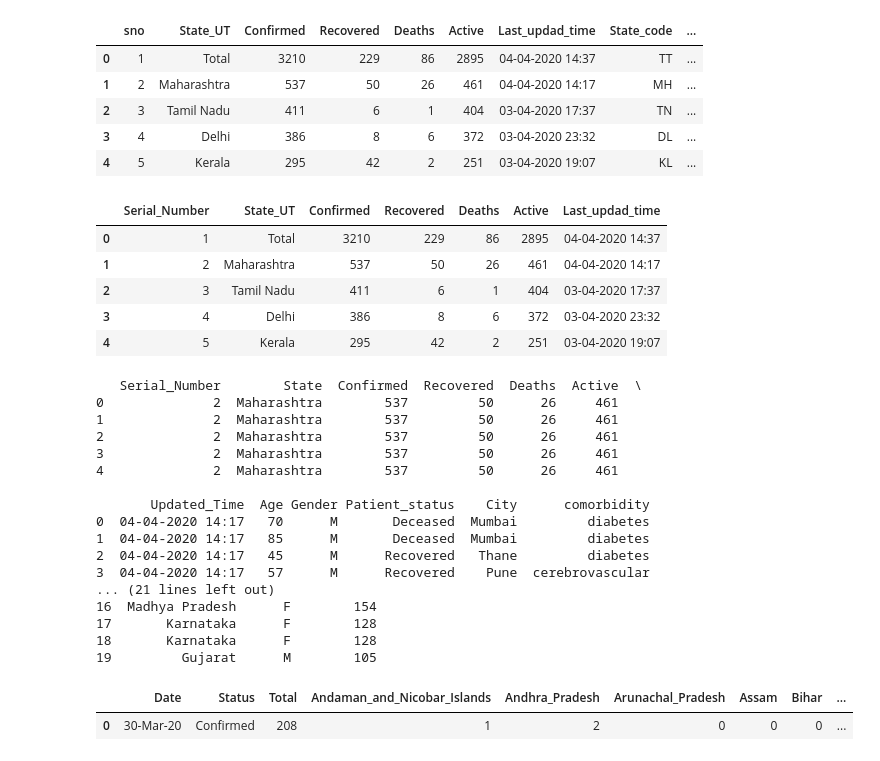
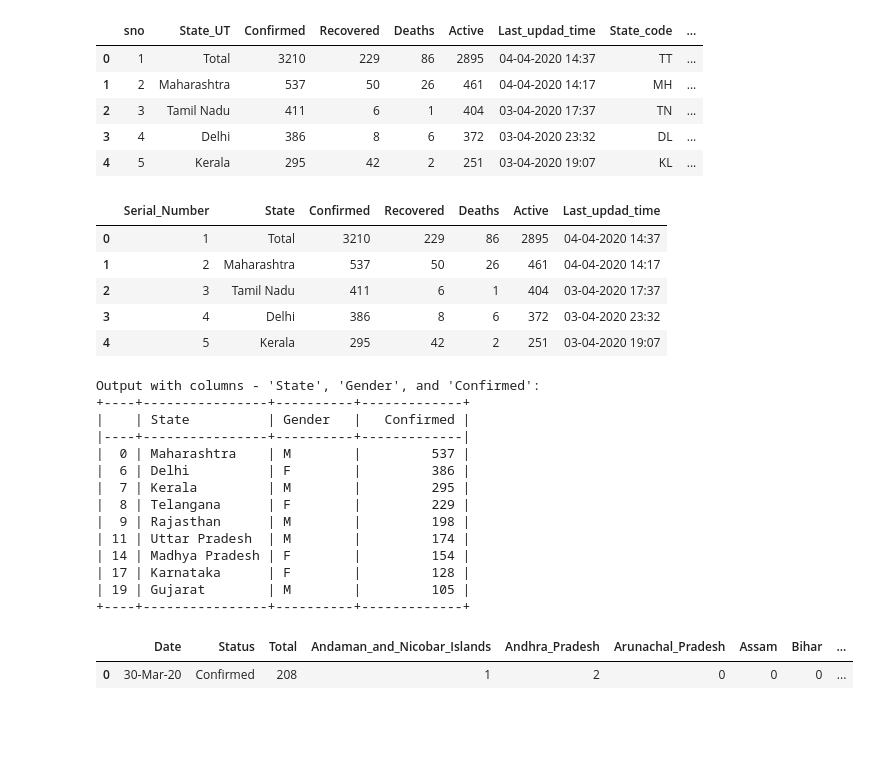
Before and after one commit to ArjunSarihyan/Data-Analytics, a Jupyter notebook: Exploring India's COVID-19 Journey/Exploring India's COVID-19 Journey.ipynb, the cells around one changed output. Saved outputs shown, nothing was run; the diff lists cells and outputs as text; code cells hidden in the pictures; blank space fills up the shorter version.

```diff
--- a/Exploring India's COVID-19 Journey/Exploring India's COVID-19 Journey.ipynb
+++ b/Exploring India's COVID-19 Journey/Exploring India's COVID-19 Journey.ipynb
@@ -199,17 +199,17 @@ df_statewisedata.head()
 | 4 | 5 | Kerala | 295 | 42 | 2 | 251 | 03-04-2020 19:07 | KL | ... |
 # %%
 # Rename the 'State_UT' column in df_statewisedata to 'State'
-df_statewisedata.rename(columns={'sno': 'Serial_Number'}, inplace=True)
+df_statewisedata.rename(columns={'sno': 'Serial_Number', 'State_UT' : 'State'}, inplace=True)
 
 # Specify the columns to be removed
 unwanted_columns = ['Delta_Confirmed', 'Delta_Recovered', 'Delta_Deaths', 'State_code']
 
 # Remove the unwanted columns
 df_statewisedata = df_statewisedata.drop(unwanted_columns, axis=1)
 
 df_statewisedata.head()
 # %% [output]
-|  | Serial_Number | State_UT | Confirmed | Recovered | Deaths | Active | Last_updad_time |
+|  | Serial_Number | State | Confirmed | Recovered | Deaths | Active | Last_updad_time |
 | 0 | 1 | Total | 3210 | 229 | 86 | 2895 | 04-04-2020 14:37 |
 | 1 | 2 | Maharashtra | 537 | 50 | 26 | 461 | 04-04-2020 14:17 |
 | 2 | 3 | Tamil Nadu | 411 | 6 | 1 | 404 | 03-04-2020 17:37 |
@@ -220,7 +220,7 @@ df_statewisedata.head()
 # states where confirmed cases are more than 100.
 
 # Rename the 'State_UT' column in df_statewisedata to 'State'
-df_statewisedata.rename(columns={'State_UT': 'State', 'Last_updad_time' : 'Updated_Time'}, inplace=True)
+df_statewisedata.rename(columns={'State_UT': 'State', 'Last_updad_time': 'Updated_Time'}, inplace=True)
 
 # Filter the df_statewisedata dataset for confirmed cases > 100
 df_filtered_statewisedata = df_statewisedata[df_statewisedata['Confirmed'] > 100]
@@ -228,34 +228,32 @@ df_filtered_statewisedata = df_statewisedata[df_statewisedata['Confirmed'] > 100
 # Merge the filtered df_statewisedata with df_death_and_recovery on 'State' column
 df_merged = pd.merge(df_filtered_statewisedata, df_death_and_recovery, on='State', how='inner')
 
-print(df_merged.head())
-
-print("\n \n Output with columns - 'State', 'Gender' and 'Confirmed' ")
-
 # Select the desired columns for output: 'State', 'Gender', and 'Confirmed'
 output_columns = ['State', 'Gender', 'Confirmed']
 output = df_merged[output_columns]
 
-# Display the output
-print(output)
+# Drop duplicates from the output DataFrame
+output = output.drop_duplicates()
+
+# Display the output as a table
+print("\n\nOutput with columns - 'State', 'Gender', and 'Confirmed':")
+table = tabulate(output, headers='keys', tablefmt='psql')
+print(table)
 # %% [output]
-   Serial_Number        State  Confirmed  Recovered  Deaths  Active  \
-0              2  Maharashtra        537         50      26     461
-1              2  Maharashtra        537         50      26     461
-2              2  Maharashtra        537         50      26     461
-3              2  Maharashtra        537         50      26     461
-4              2  Maharashtra        537         50      26     461
-
-       Updated_Time  Age Gender Patient_status    City      comorbidity
-0  04-04-2020 14:17   70      M       Deceased  Mumbai         diabetes
-1  04-04-2020 14:17   85      M       Deceased  Mumbai         diabetes
-2  04-04-2020 14:17   45      M      Recovered   Thane         diabetes
-3  04-04-2020 14:17   57      M      Recovered    Pune  cerebrovascular
-... (21 lines left out)
-16  Madhya Pradesh      F        154
-17       Karnataka      F        128
-18       Karnataka      F        128
-19         Gujarat      M        105
+Output with columns - 'State', 'Gender', and 'Confirmed':
++----+----------------+----------+-------------+
+|    | State          | Gender   |   Confirmed |
+|----+----------------+----------+-------------|
+|  0 | Maharashtra    | M        |         537 |
+|  6 | Delhi          | F        |         386 |
+|  7 | Kerala         | M        |         295 |
+|  8 | Telangana      | F        |         229 |
+|  9 | Rajasthan      | M        |         198 |
+| 11 | Uttar Pradesh  | M        |         174 |
+| 14 | Madhya Pradesh | F        |         154 |
+| 17 | Karnataka      | F        |         128 |
+| 19 | Gujarat        | M        |         105 |
++----+----------------+----------+-------------+
 # %%
 # Read the "icmrtestingdata" dataset
 df_datewisepatients = pd.read_csv('datewisepatients.csv')
```
Also changed, not shown: parts of 3 cells of this notebook.
